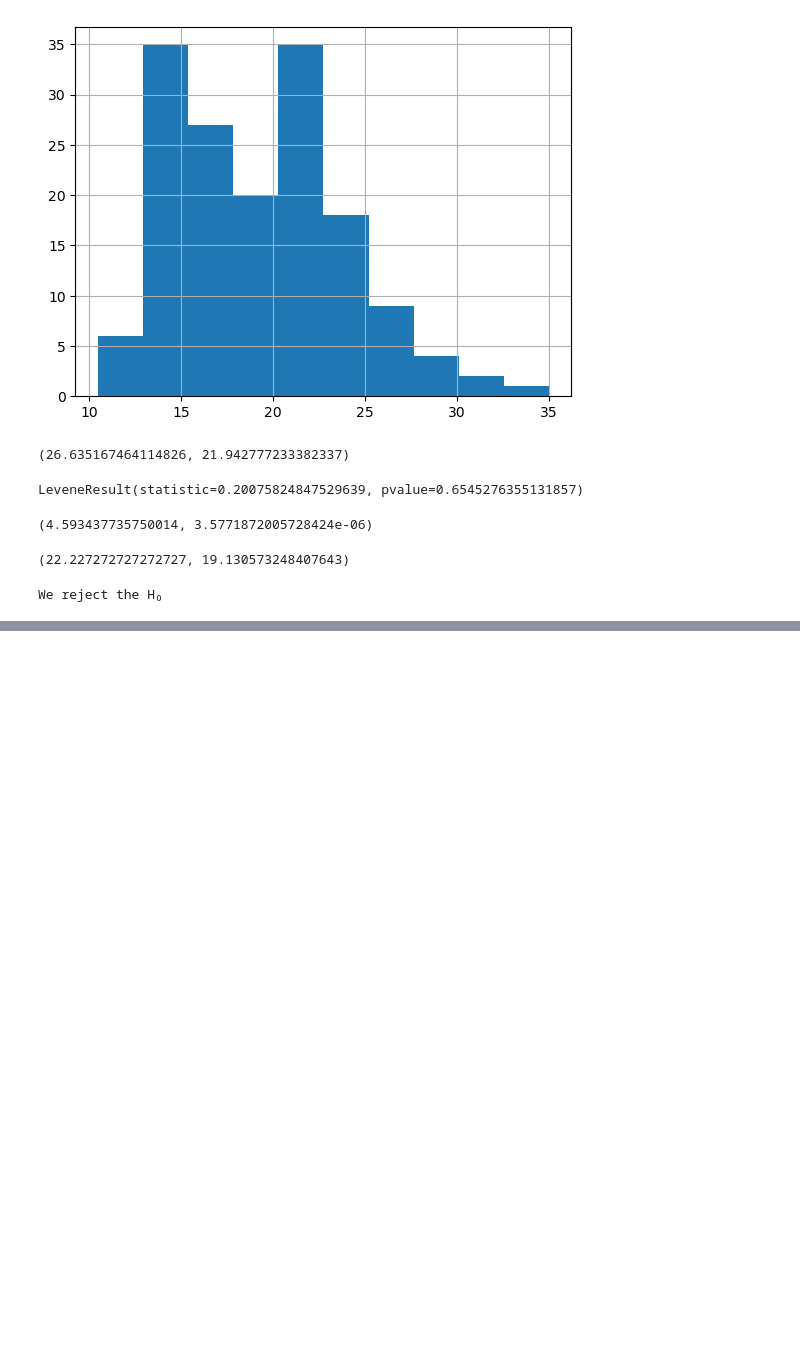
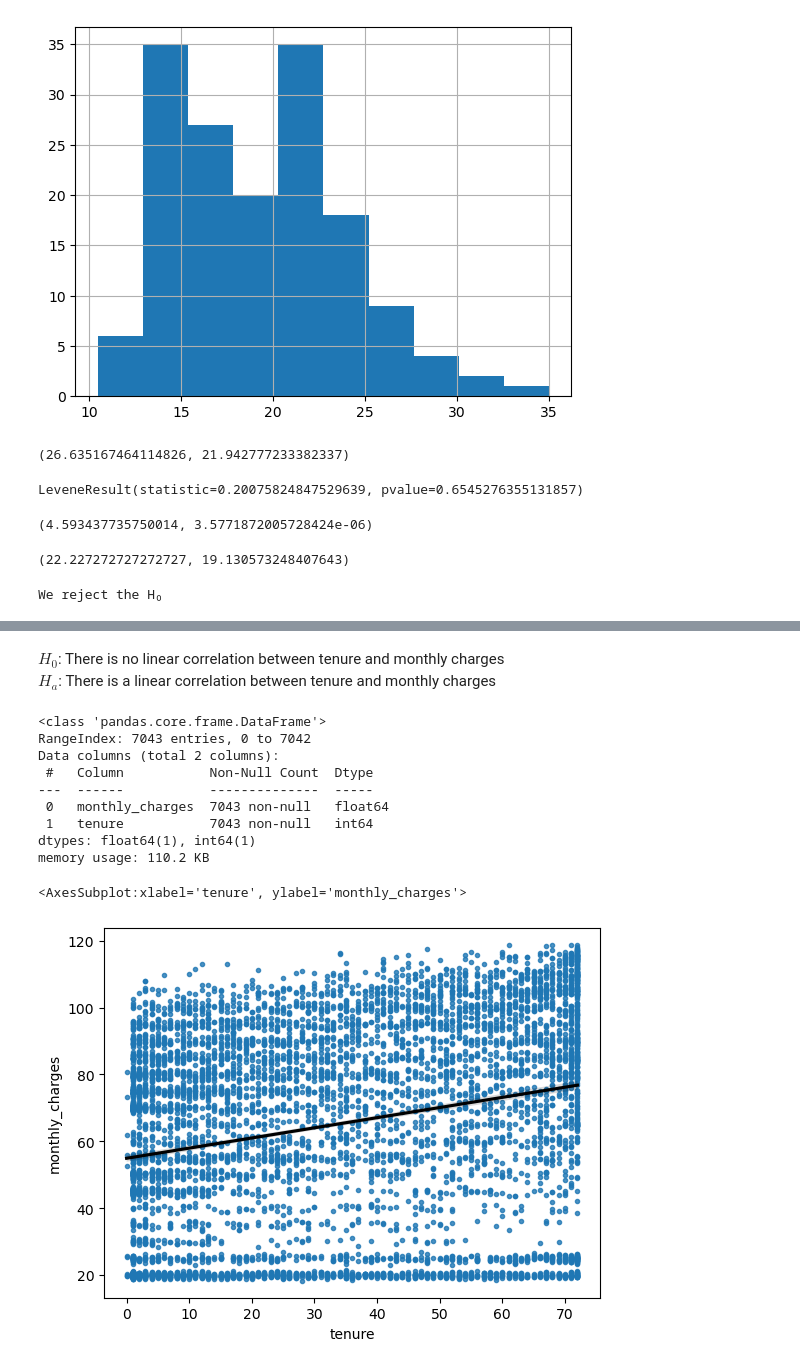
Before and after one commit to nicolas-angarita/Statistics-exercises, a Jupyter notebook: hypothesis_testing.ipynb, the cells around one changed output, grey strips where cells are left out. Cells and saved outputs as stored; diff of their text form; code cells hidden in the pictures; blank space fills up the shorter version.

```diff
--- a/hypothesis_testing.ipynb
+++ b/hypothesis_testing.ipynb
@@ -274,0 +291,26 @@ We reject the H₀
+# %%
+import env
+import os
+
+def get_db_url(db, env_file = os.path.exists('env.py')):
+
+    if env_file:
+        username, password, host = (env.username, env.password, env.host)
+        return f'mysql+pymysql://{username}:{password}@{host}/{db}'
+
+    else:
+
+        return 'hello, you need a password to get in!'
+
+# pd.options.display.max_columns = None
+# %%
+# made our query and url to access the data from SQL
+
+url = get_db_url('telco_churn')
+query = '''
+SELECT *
+FROM customers;
+'''
+customers = pd.read_sql(query, url)
+
+customers.head()
@@ -274,0 +332,22 @@ We reject the H₀
+# %% [markdown]
+$H_0$: There is no linear correlation between tenure and monthly charges<br>
+$H_a$: There is a linear correlation between tenure and monthly charges
+# %%
+# formed hypothesis
+# Gathered the necessary data for the question and then plotted using seaborn
+
+charges_df = customers[['monthly_charges', 'tenure']]
+charges_df.info()
+sns.regplot(x = 'tenure', y = 'monthly_charges', data = charges_df, marker = '.', line_kws= {'color': 'black'})
+# %% [output]
+<class 'pandas.core.frame.DataFrame'>
+RangeIndex: 7043 entries, 0 to 7042
+Data columns (total 2 columns):
+ #   Column           Non-Null Count  Dtype
+---  ------           --------------  -----
+ 0   monthly_charges  7043 non-null   float64
+ 1   tenure           7043 non-null   int64
+dtypes: float64(1), int64(1)
+memory usage: 110.2 KB
+<AxesSubplot:xlabel='tenure', ylabel='monthly_charges'>
+[figure, added]
```
Also changed, not shown: parts of 67 cells of this notebook, 1 other file.
